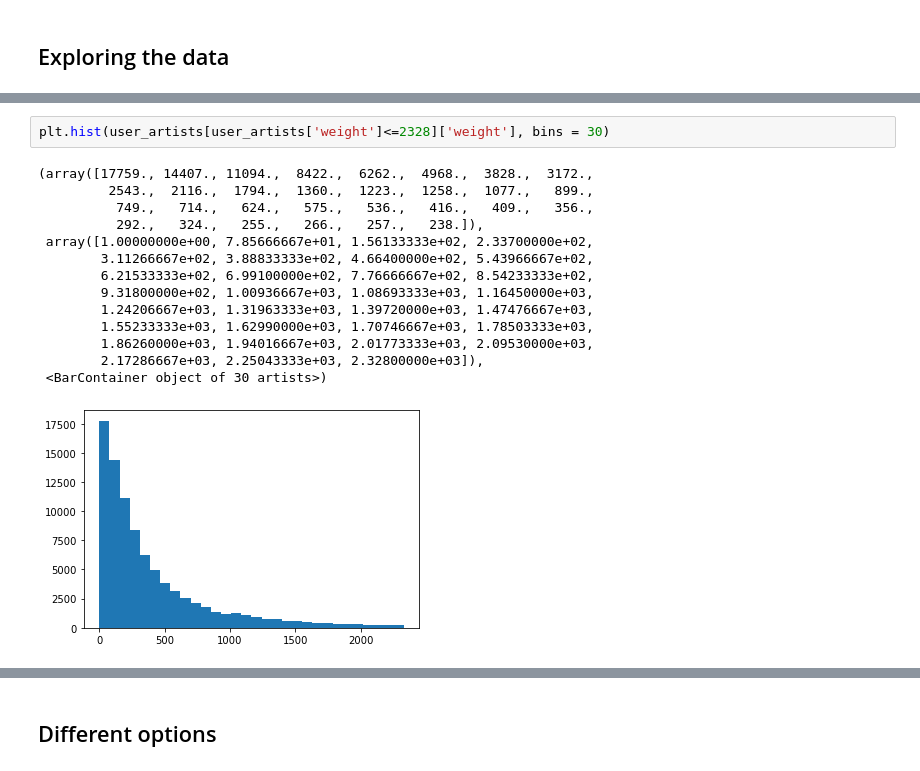
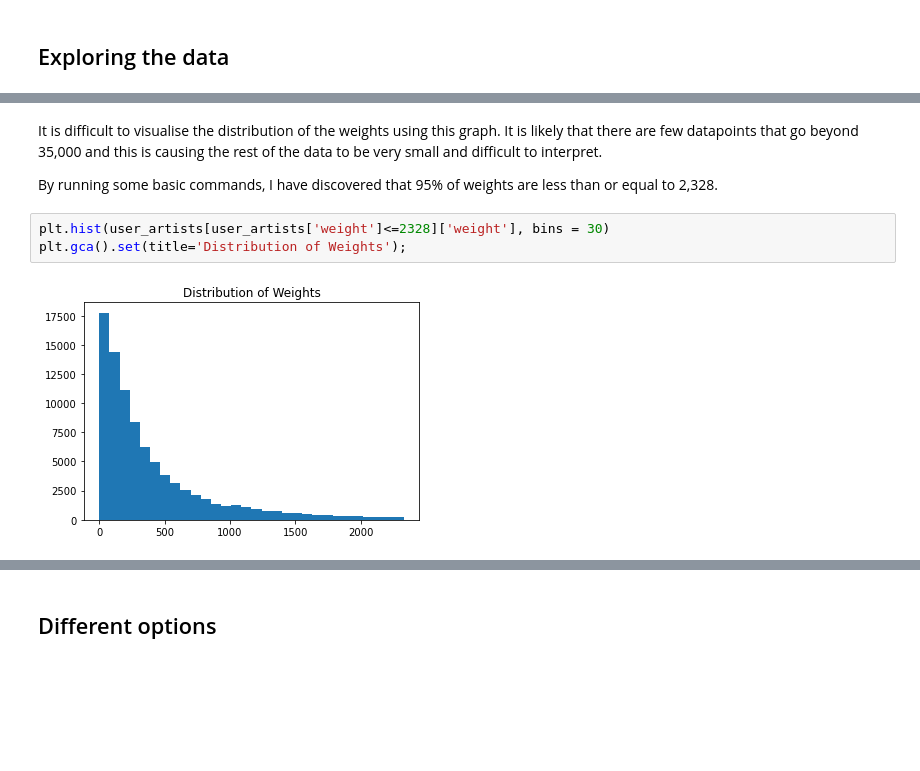
Before and after one commit to laramurphyyx/CA4015-Recommender-System, a Jupyter notebook: Adjusting User-Artist Weights.ipynb, the cells around one changed output, grey strips where cells are left out. Drawn from its saved outputs; the diff is of its cells as text; blank space fills up the shorter version.

```diff
--- a/Adjusting User-Artist Weights.ipynb
+++ b/Adjusting User-Artist Weights.ipynb
@@ -59,18 +35,10 @@ plt.hist(list_of_weights, bins=300)
 [figure]
+# %% [markdown]
+It is difficult to visualise the distribution of the weights using this graph. It is likely that there are few datapoints that go beyond 35,000 and this is causing the rest of the data to be very small and difficult to interpret.
+
+By running some basic commands, I have discovered that 95% of weights are less than or equal to 2,328.
 # %%
 plt.hist(user_artists[user_artists['weight']<=2328]['weight'], bins = 30)
+plt.gca().set(title='Distribution of Weights');
 # %% [output]
-(array([17759., 14407., 11094.,  8422.,  6262.,  4968.,  3828.,  3172.,
-         2543.,  2116.,  1794.,  1360.,  1223.,  1258.,  1077.,   899.,
-          749.,   714.,   624.,   575.,   536.,   416.,   409.,   356.,
-          292.,   324.,   255.,   266.,   257.,   238.]),
- array([1.00000000e+00, 7.85666667e+01, 1.56133333e+02, 2.33700000e+02,
-        3.11266667e+02, 3.88833333e+02, 4.66400000e+02, 5.43966667e+02,
-        6.21533333e+02, 6.99100000e+02, 7.76666667e+02, 8.54233333e+02,
-        9.31800000e+02, 1.00936667e+03, 1.08693333e+03, 1.16450000e+03,
-        1.24206667e+03, 1.31963333e+03, 1.39720000e+03, 1.47476667e+03,
-        1.55233333e+03, 1.62990000e+03, 1.70746667e+03, 1.78503333e+03,
-        1.86260000e+03, 1.94016667e+03, 2.01773333e+03, 2.09530000e+03,
-        2.17286667e+03, 2.25043333e+03, 2.32800000e+03]),
- <BarContainer object of 30 artists>)
-[figure, old version]
+[figure, new version]
```
Also changed, not shown: parts of 87 cells of this notebook.
